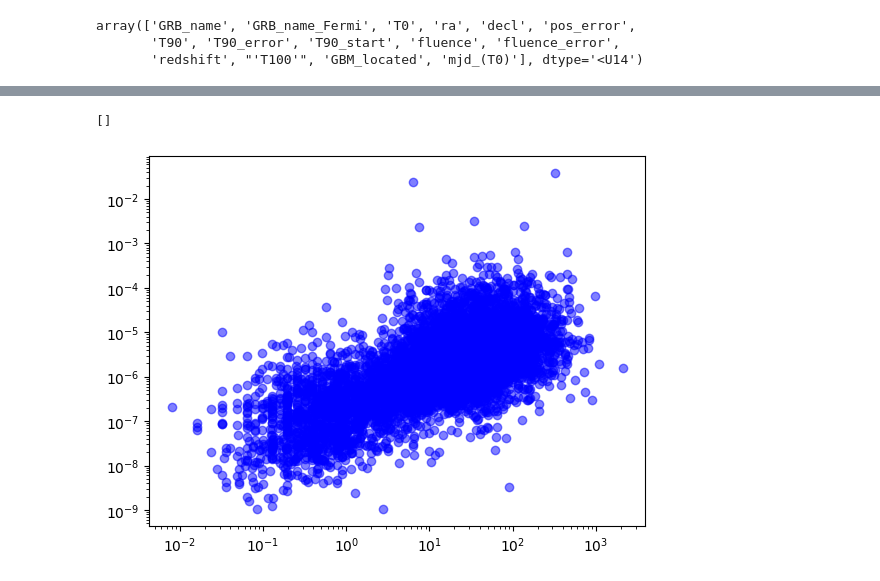
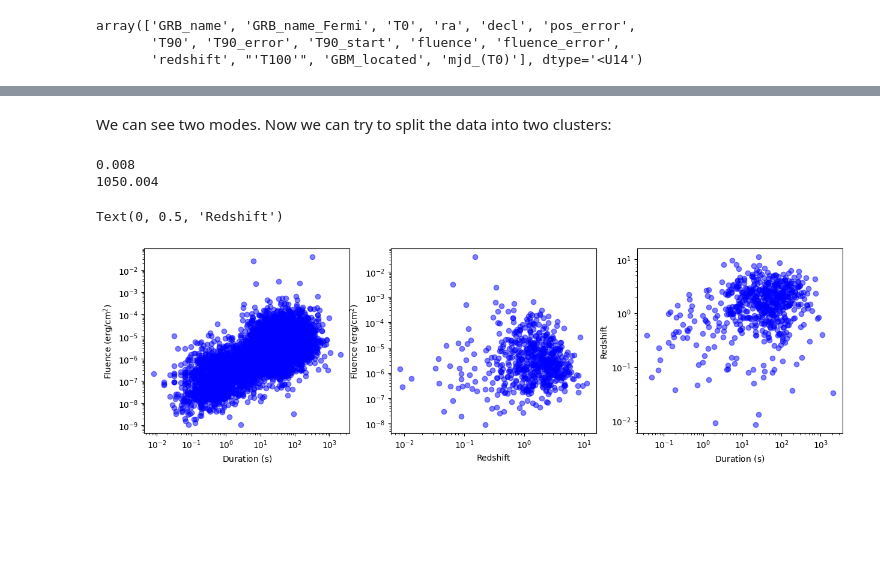
Before and after one commit to DiegoToniolo/astrostatistics_bicocca_2024, a Jupyter notebook: working/L14_GRB.ipynb, the cells around one changed output, grey strips where cells are left out. Drawn from its saved outputs; the diff is of its cells as text; code cells hidden in the pictures; blank space fills up the shorter version.

Commit message:
L14_GRB:clustering

```diff
--- a/working/L14_GRB.ipynb
+++ b/working/L14_GRB.ipynb
@@ -25,12 +52,48 @@ array(['GRB_name', 'GRB_name_Fermi', 'T0', 'ra', 'decl', 'pos_error',
+# %% [markdown]
+We can see two modes. Now we can try to split the data into two clusters:
+# %%
+clust = KMeans(n_clusters=2)
+clust.fit(np.log(T90_pos)[:, np.newaxis])
+labels = clust.predict(np.log(T90_pos)[:, np.newaxis])
+
+print(np.min(T90_pos[labels == 1]))
+print(np.mean([np.max(T90_pos[labels == 0]), np.min(T90_pos[labels == 1])]))
+# %% [output]
+0.008
+1050.004
 # %%
 T90_vs_fluence = np.array([[data[6, i], data[9, i]] for i in range(len(data[0, :]))], dtype=float)
-condition1 = (T90_vs_fluence[:,0] >= 0.0)
-a = T90_vs_fluence[condition1]
-condition2 = a[:, 1] >= 0.0
-T90_vs_f_pos = a[condition2]
+a = T90_vs_fluence[T90_vs_fluence[:,0] > 0.0]
+T90_vs_f_pos = a[a[:, 1] > 0.0]
+
+dist_vs_fluence = np.array([[data[11, i], data[9, i]] for i in range(len(data[0, :]))], dtype=float)
+a = dist_vs_fluence[dist_vs_fluence[:, 1] > 0.0]
+dist_vs_f_pos = a[a[:, 0] > 0.0]
+
+T90_vs_dist = np.array([[data[6, i], data[11, i]] for i in range(len(data[0, :]))], dtype=float)
+condition1 = (T90_vs_dist[:,0] > 0.0)
+a = T90_vs_dist[T90_vs_dist[:,0] > 0.0]
+T90_vs_dist_pos = a[a[:, 1] > 0.0]
+
+plt.figure(figsize=[15, 4])
+plt.subplot(1,3,1)
 plt.scatter(T90_vs_f_pos[:, 0], T90_vs_f_pos[:, 1], c = 'blue', alpha = 0.5)
 plt.semilogx()
 plt.semilogy()
+plt.xlabel(r"Duration ($\mathrm{s}$)")
+plt.ylabel(r"Fluence ($\mathrm{erg/cm}^2$)")
+plt.subplot(1,3,2)
+plt.scatter(dist_vs_f_pos[:, 0], dist_vs_f_pos[:, 1], c = 'blue', alpha = 0.5)
+plt.semilogx()
+plt.semilogy()
+plt.xlabel(r"Redshift")
+plt.ylabel(r"Fluence ($\mathrm{erg/cm}^2$)")
+plt.subplot(1,3,3)
+plt.scatter(T90_vs_dist_pos[:, 0], T90_vs_dist_pos[:, 1], c = 'blue', alpha = 0.5)
+plt.semilogx()
+plt.semilogy()
+plt.xlabel(r"Duration ($\mathrm{s}$)")
+plt.ylabel(r"Redshift")
 # %% [output]
-[]
+Text(0, 0.5, 'Redshift')
-[figure, old version]
+[figure, new version]
```
Also changed, not shown: parts of 12 cells of this notebook.
